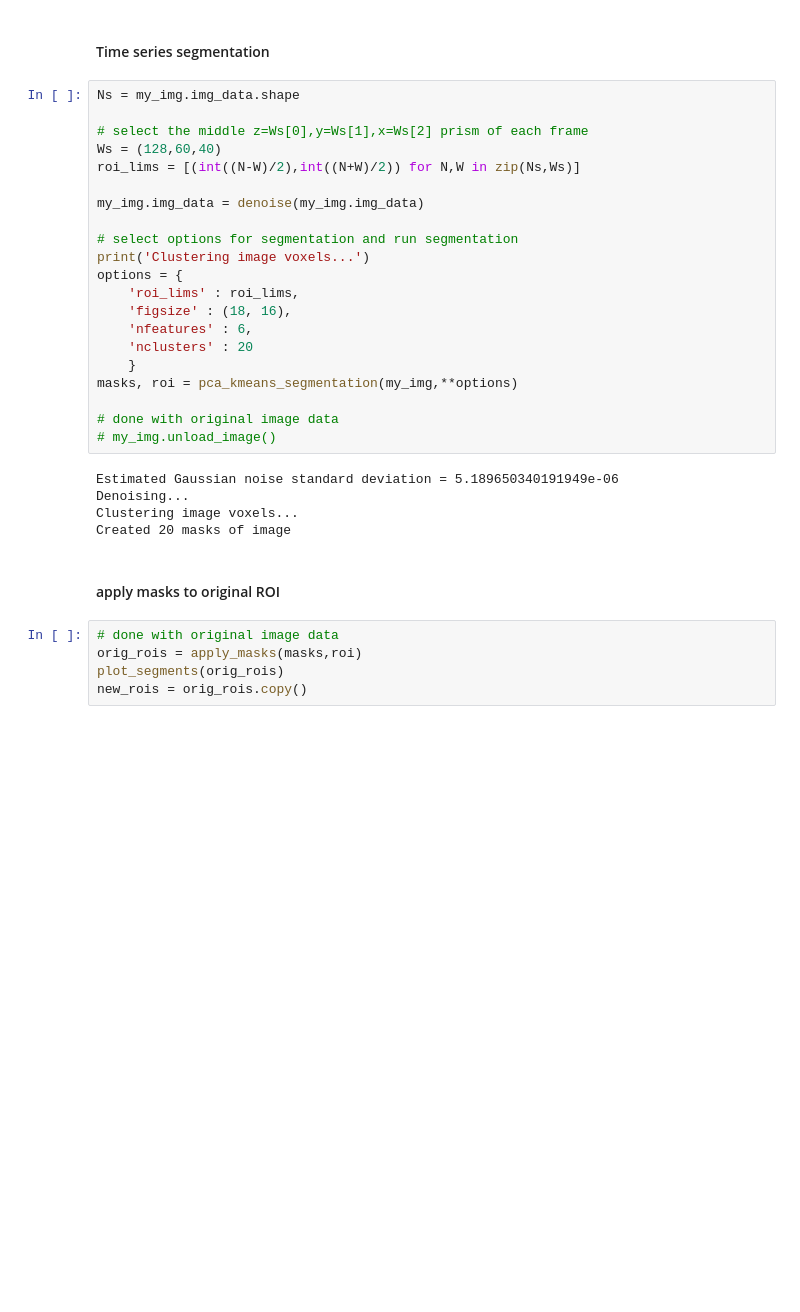
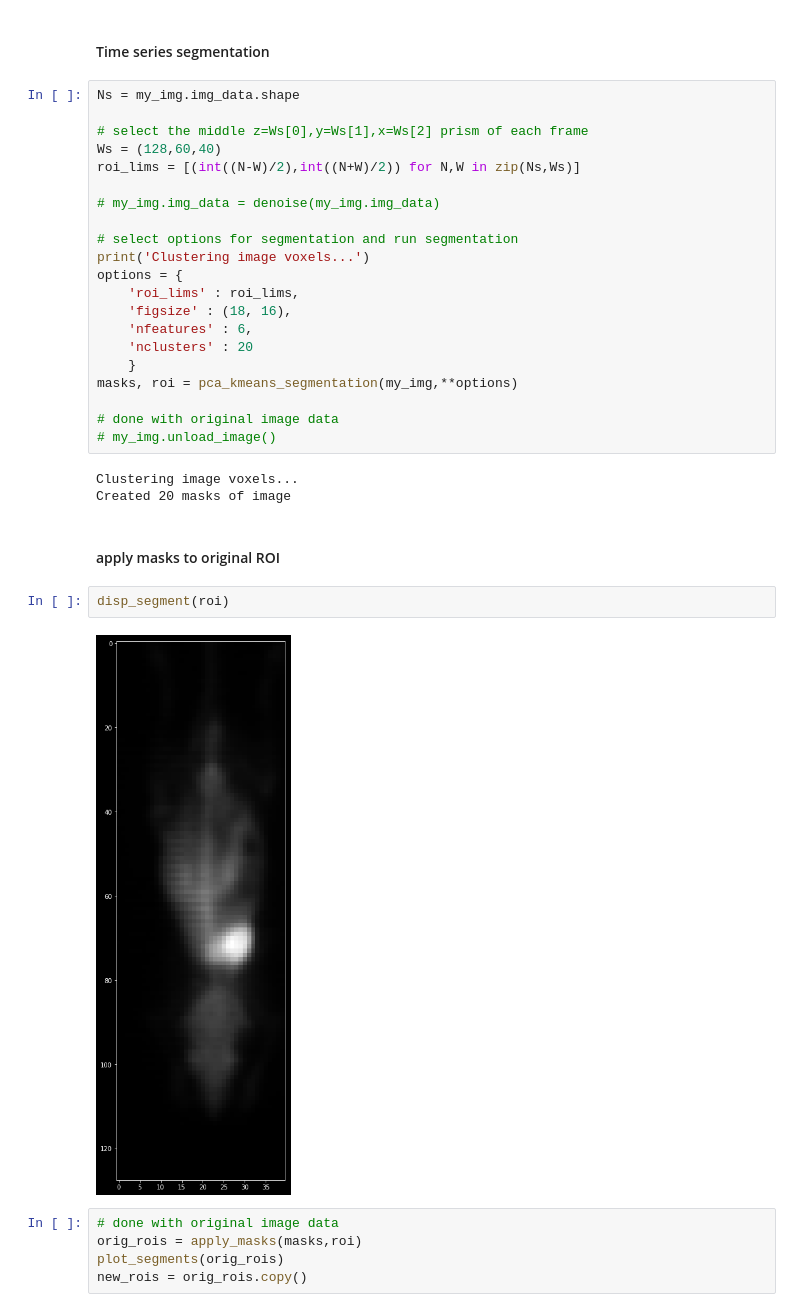
Before and after one commit to johnhainline/sparsedynamics, a Jupyter notebook: python_implementation/test_dynamics.ipynb, the cells around one changed output. Saved outputs shown, nothing was run; the diff lists cells and outputs as text; blank space fills up the shorter version.

```diff
--- a/python_implementation/test_dynamics.ipynb
+++ b/python_implementation/test_dynamics.ipynb
@@ -119,7 +119,7 @@ Ns = my_img.img_data.shape
 Ws = (128,60,40)
 roi_lims = [(int((N-W)/2),int((N+W)/2)) for N,W in zip(Ns,Ws)]
 
-my_img.img_data = denoise(my_img.img_data)
+# my_img.img_data = denoise(my_img.img_data)
 
 # select options for segmentation and run segmentation
 print('Clustering image voxels...')
@@ -134,12 +134,14 @@ masks, roi = pca_kmeans_segmentation(my_img,**options)
 # done with original image data
 # my_img.unload_image()
 # %% [output]
-Estimated Gaussian noise standard deviation = 5.189650340191949e-06
-Denoising...
 Clustering image voxels...
 Created 20 masks of image
 # %% [markdown]
 #### apply masks to original ROI
+# %%
+disp_segment(roi)
+# %% [output]
+[figure, added]
 # %%
 # done with original image data
 orig_rois = apply_masks(masks,roi)
```
Also changed, not shown: 3 other files.
